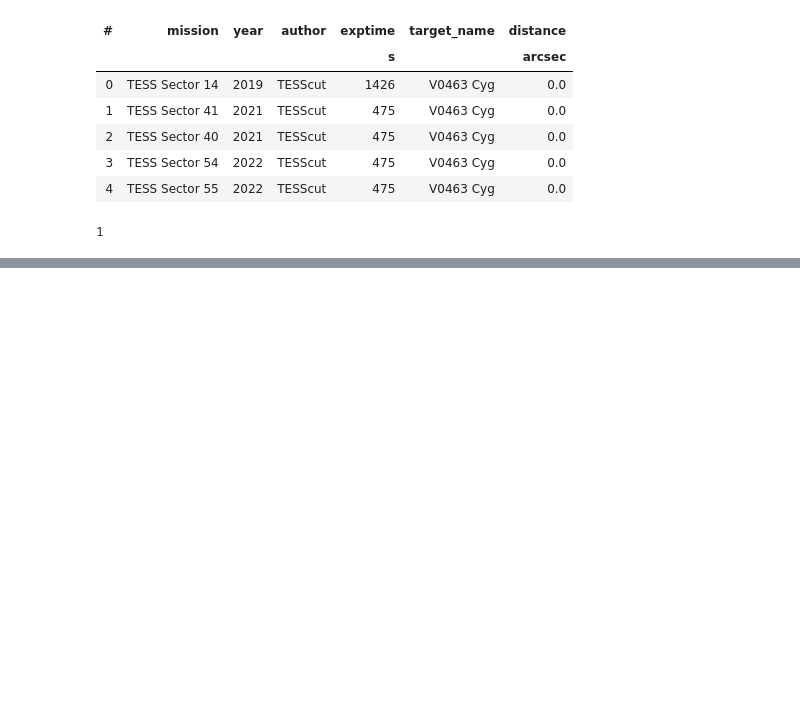
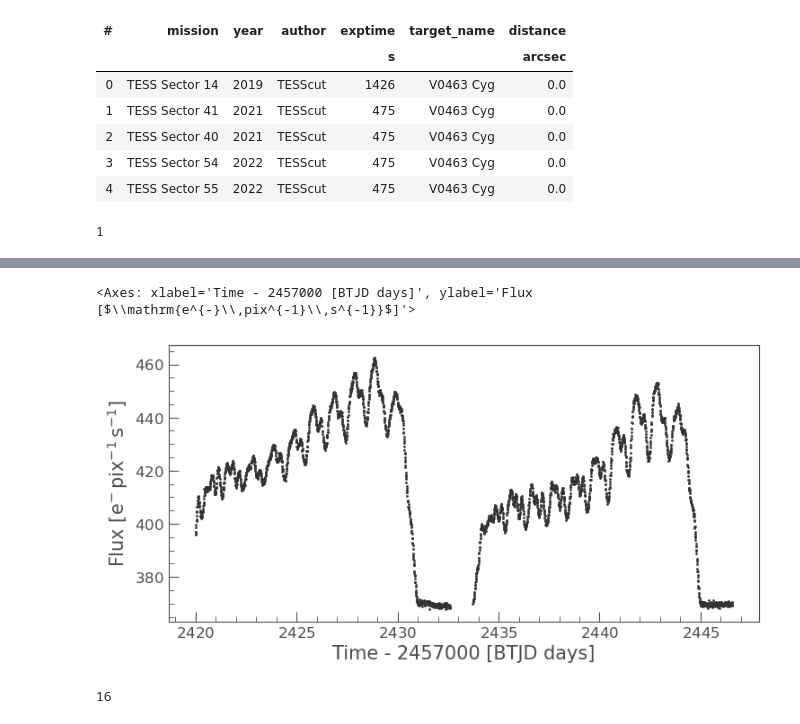
Before and after one commit to pdeeskow/TESS-BAV, a Jupyter notebook: TESS_CUT.ipynb, the cells around one changed output, grey strips where cells are left out. Cells and saved outputs as stored; diff of their text form; code cells hidden in the pictures; blank space fills up the shorter version.

Commit message:
background estimation for tesscut

```diff
--- a/TESS_CUT.ipynb
+++ b/TESS_CUT.ipynb
@@ -31,0 +45,15 @@ tpf.animate()
+# %%
+lcb=tpf.estimate_background()
+# %%
+lcb.scatter()
+# %% [output]
+<Axes: xlabel='Time - 2457000 [BTJD days]', ylabel='Flux [$\\mathrm{e^{-}\\,pix^{-1}\\,s^{-1}}$]'>
+[figure, added]
+# %%
+background_mask=target_mask
+background_mask[:]=False
+background_mask[5:9,12:16]=True
+n_background_pixels=background_mask.sum()
+n_background_pixels
+# %% [output]
+16
```
Also changed, not shown: parts of 6 cells of this notebook.
